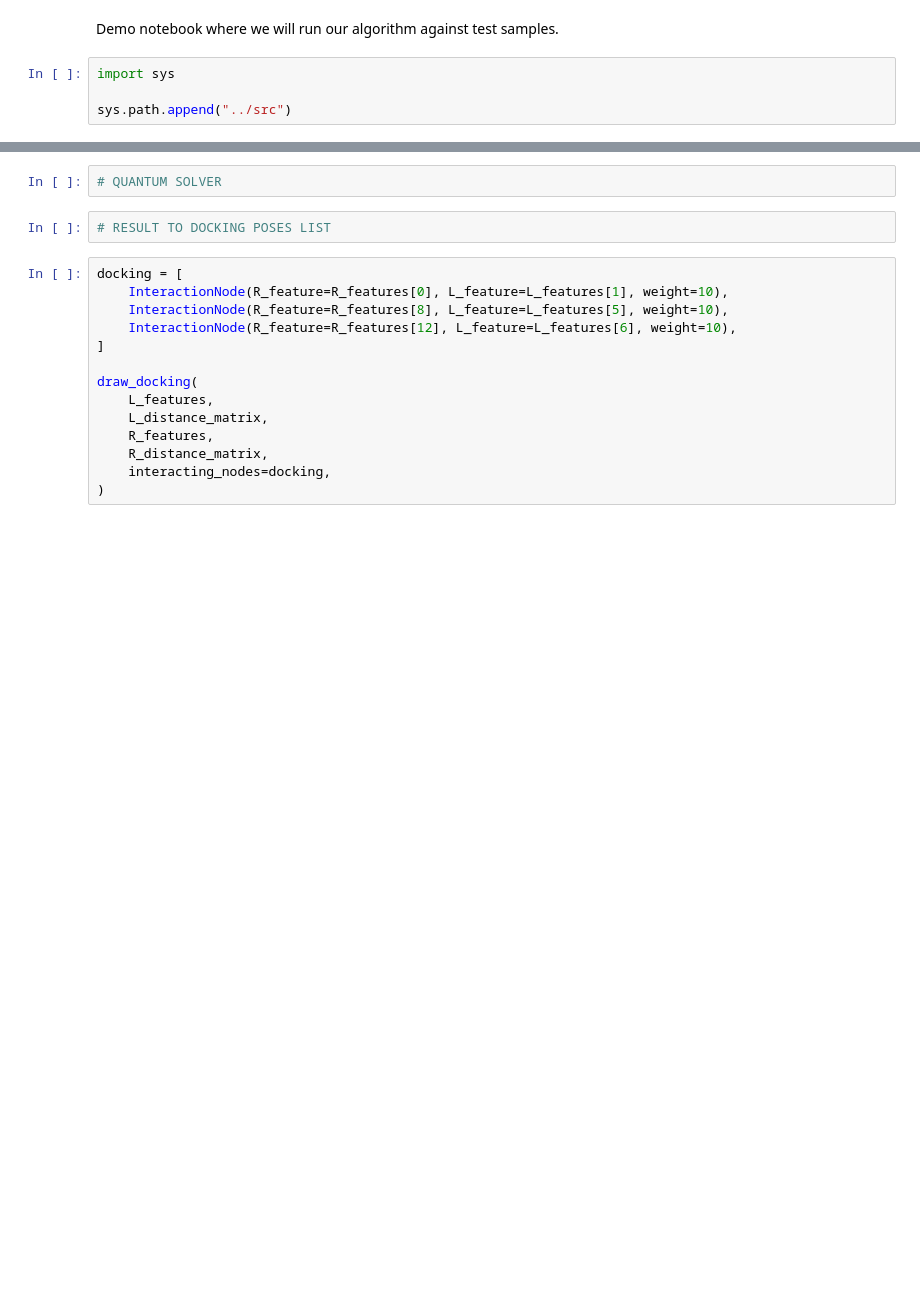
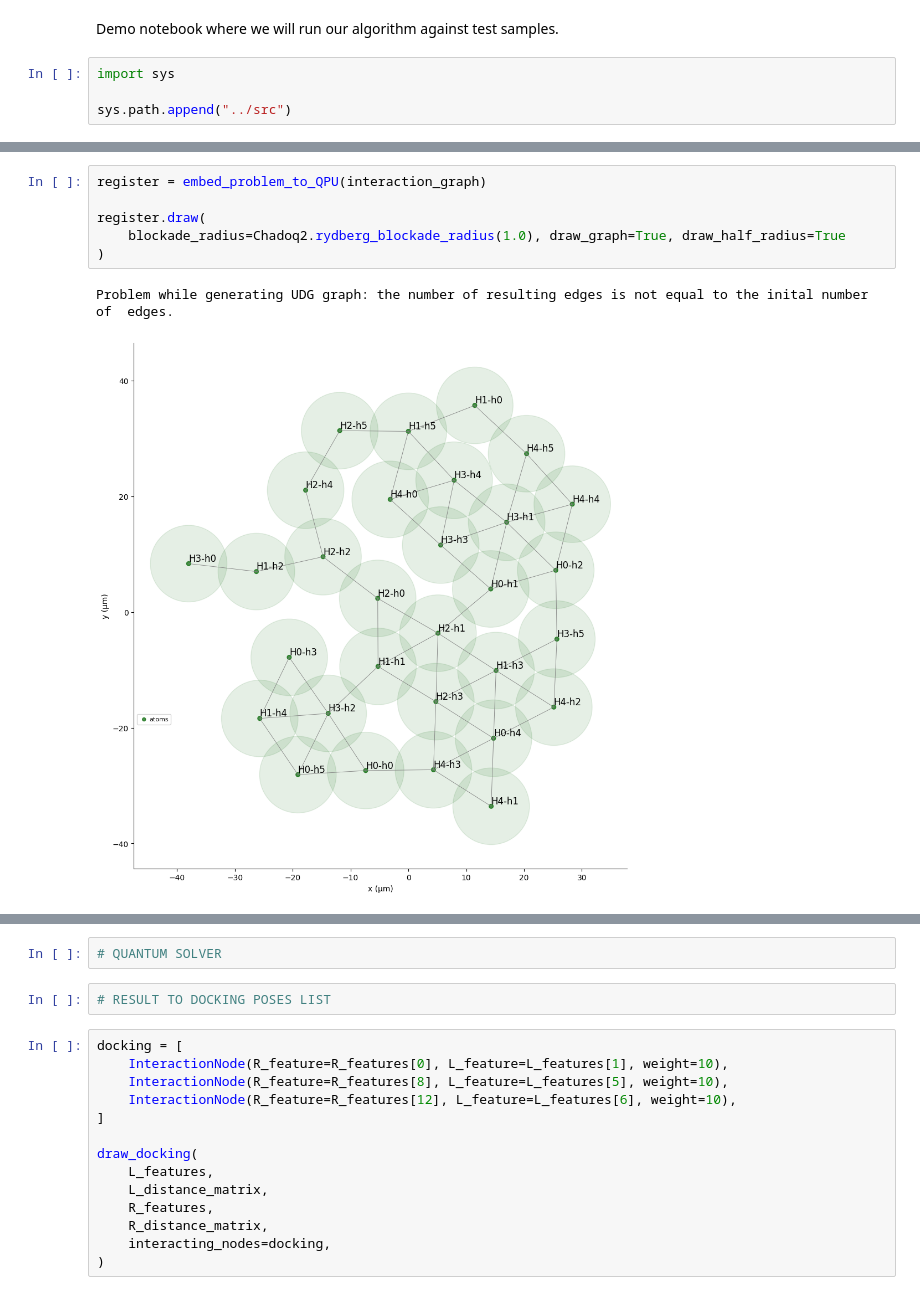
Before and after one commit to M-Garrigues/Quantum-Docking, a Jupyter notebook: notebooks/demo.ipynb, the cells around one changed output, grey strips where cells are left out. Drawn from its saved outputs; the diff is of its cells as text; blank space fills up the shorter version.

```diff
--- a/notebooks/demo.ipynb
+++ b/notebooks/demo.ipynb
@@ -50,0 +74,9 @@ print(max_clique)
+# %%
+register = embed_problem_to_QPU(interaction_graph)
+
+register.draw(
+    blockade_radius=Chadoq2.rydberg_blockade_radius(1.0), draw_graph=True, draw_half_radius=True
+)
+# %% [output]
+Problem while generating UDG graph: the number of resulting edges is not equal to the inital number of  edges.
+[figure, added]
```
Also changed, not shown: parts of 10 cells of this notebook, 6 other files.
